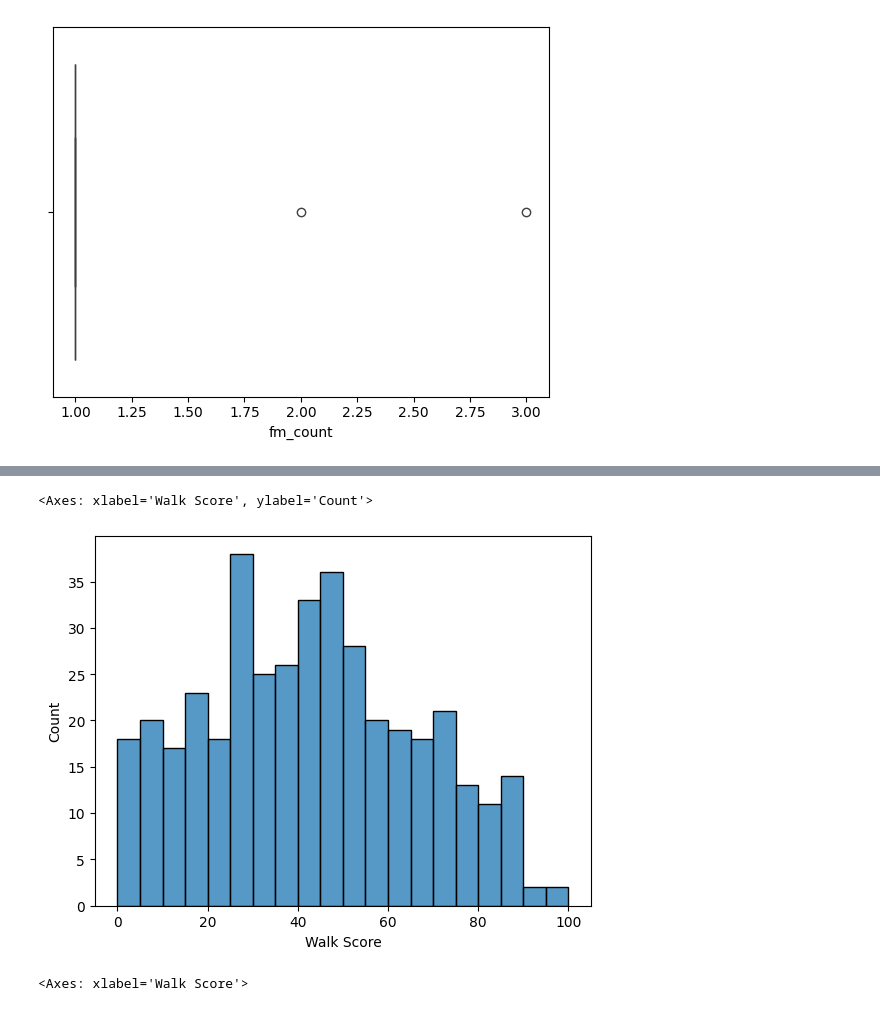
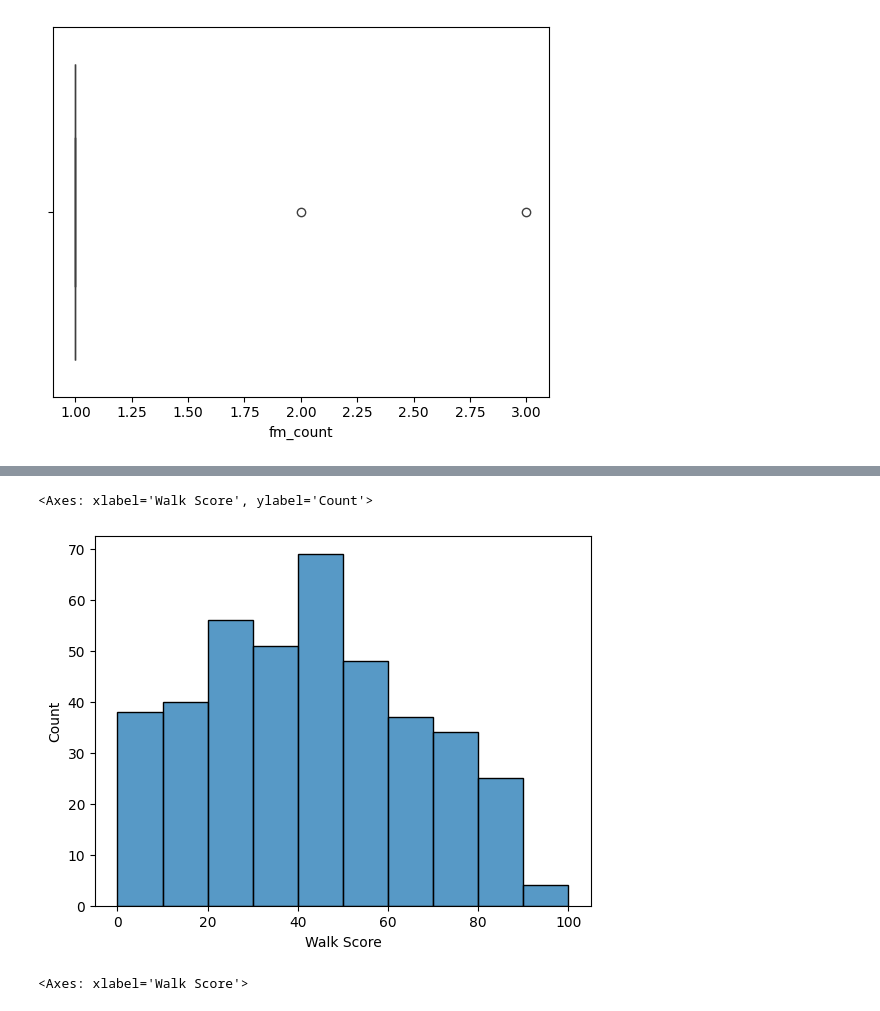
Before and after one commit to andrewnoonan2004/INFSCI-0510, a Jupyter notebook: final-project.ipynb, the cells around one changed output, grey strips where cells are left out. Cells and saved outputs as stored; diff of their text form; code cells hidden in the pictures.

```diff
--- a/final-project.ipynb
+++ b/final-project.ipynb
@@ -349,9 +467,9 @@ Name: fm_count, dtype: float64
 # %%
 walk_score.dtypes
-sns.histplot(data=walk_score,x= walk_score['Walk Score'], bins=20)
+sns.histplot(data=walk_score,x= walk_score['Walk Score'], bins=10)
 # %% [output]
 <Axes: xlabel='Walk Score', ylabel='Count'>
-[figure, old version]
+[figure, new version]
 # %%
 sns.boxplot(data=walk_score, x='Walk Score')
 # %% [output]
```
Also changed, not shown: parts of 36 cells of this notebook, 1 other file.
